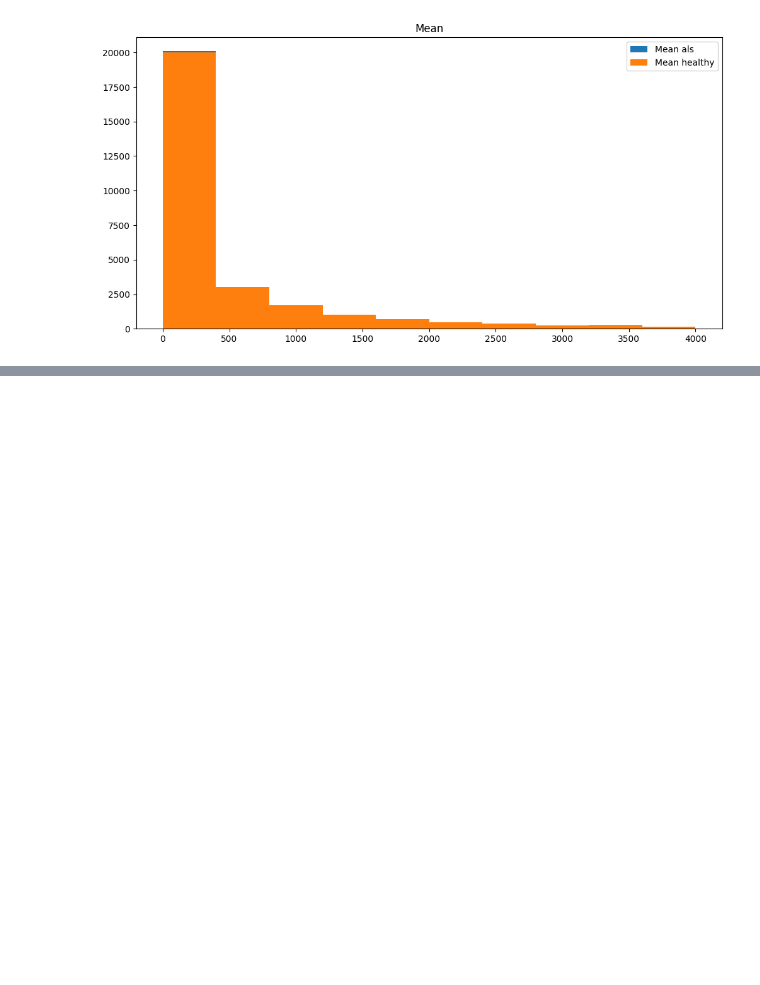
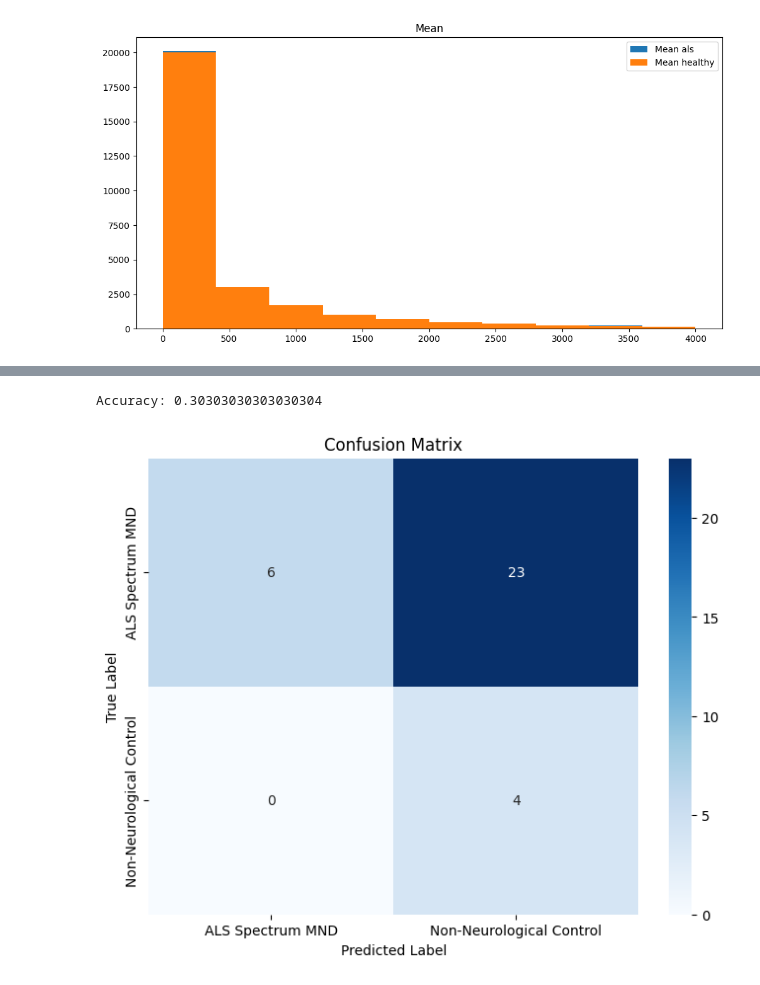
Before and after one commit to demic-dev/als-biomarker-identification-project, a Jupyter notebook: Report.ipynb, the cells around one changed output, grey strips where cells are left out. Cells and saved outputs as stored; diff of their text form; code cells hidden in the pictures; blank space fills up the shorter version.

```diff
--- a/Report.ipynb
+++ b/Report.ipynb
@@ -521,0 +918,2 @@ TypeError: __init__() got an unexpected keyword argument 'countData'
+# %%
+combined_df = pd.concat([normalized, sample_group_series], axis=1)
@@ -521,0 +936,44 @@ TypeError: __init__() got an unexpected keyword argument 'countData'
+# %%
+from sklearn.linear_model import LogisticRegression
+from sklearn.model_selection import train_test_split
+from sklearn.metrics import accuracy_score
+
+# Assuming your DataFrame containing the features (gene expression data) is named 'features_df'
+# Assuming your target variable (labels) is contained in the 'sample group' column
+
+# Extract features (X) and target variable (y)
+X = combined_df.drop(columns=['sample group'])  # Features
+y = combined_df['sample group']  # Target variable
+
+# Split the data into training and testing sets
+X_train, X_test, y_train, y_test = train_test_split(X, y, test_size=0.2, random_state=42)
+
+# Create and train the Logistic Regression model
+elasticNet = LogisticRegression(penalty='elasticnet', solver='saga', l1_ratio=0.5, C=0.5)
+elasticNet.fit(X_train, y_train)
+
+# Predict on the test set
+y_pred = elasticNet.predict(X_test)
+
+# Calculate accuracy
+accuracy = accuracy_score(y_test, y_pred)
+print("Accuracy:", accuracy)
+# %% [output]
+Accuracy: 0.30303030303030304
+# %%
+import matplotlib.pyplot as plt
+import seaborn as sns
+from sklearn.metrics import confusion_matrix
+
+# Calculate the confusion matrix
+conf_matrix = confusion_matrix(y_test, y_pred)
+
+# Plot the confusion matrix
+plt.figure(figsize=(8, 6))
+sns.heatmap(conf_matrix, annot=True, fmt='d', cmap='Blues', xticklabels=elasticNet.classes_, yticklabels=elasticNet.classes_)
+plt.xlabel('Predicted Label')
+plt.ylabel('True Label')
+plt.title('Confusion Matrix')
+plt.show()
+# %% [output]
+[figure, added]
```
Also changed, not shown: parts of 51 cells of this notebook, 4 other files.
